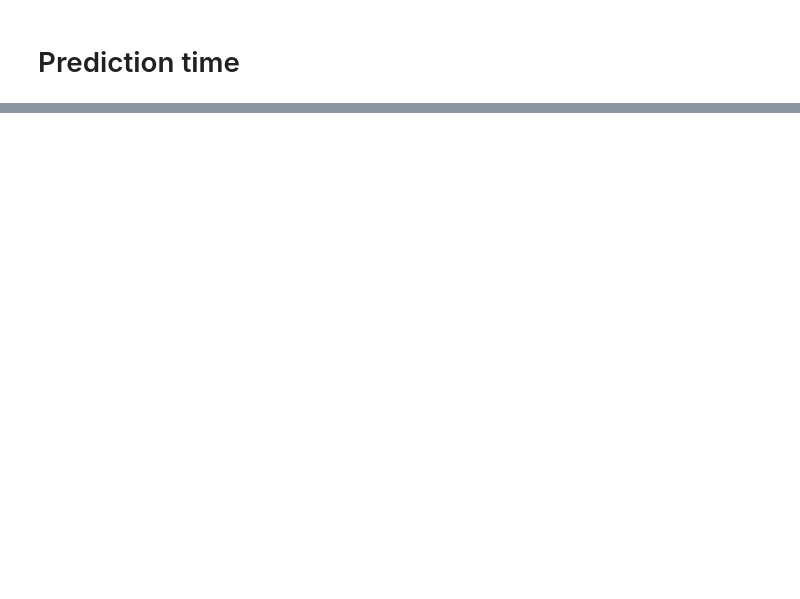
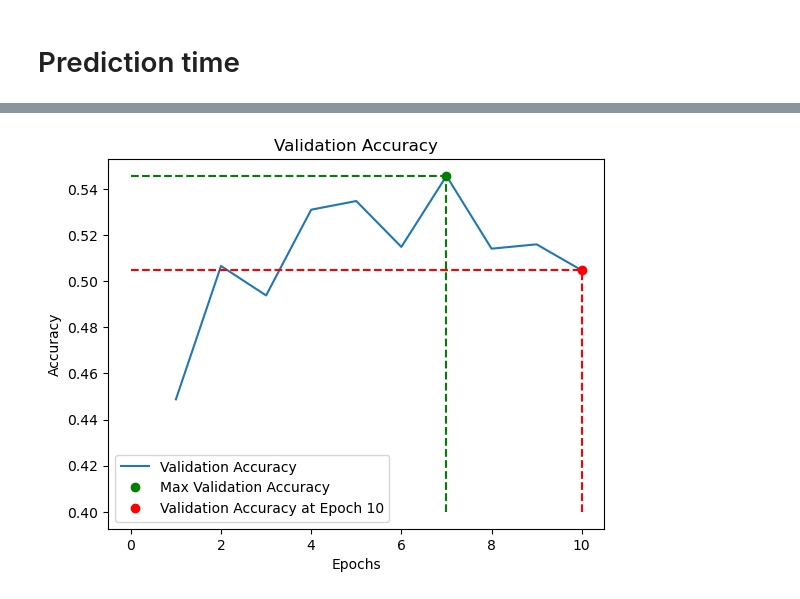
Before and after one commit to TheodoreCouz/Computer_Vision_Project, a Jupyter notebook: Quinten/Classification_model_simplified.ipynb, the cells around one changed output, grey strips where cells are left out. Cells and saved outputs as stored; diff of their text form; code cells hidden in the pictures; blank space fills up the shorter version.

```diff
--- a/Quinten/Classification_model_simplified.ipynb
+++ b/Quinten/Classification_model_simplified.ipynb
@@ -197,3 +247,25 @@ def predict_image(model, image_tensor):
+# %%
+# Make specific plot
+plt.title('Validation Accuracy')
+plt.xlabel('Epochs')
+plt.ylabel('Accuracy')
+plt.plot(epochs, val_accuracies, label='Validation Accuracy')
+# draw a horizontal line from the max accuracy on the plot to the x-axis and y-axis, to show the max accuracy but stop the line at the point where the max accuracy was achieved
+max_accuracy_epoch = val_accuracies.index(max(val_accuracies)) + 1
+plt.plot([max_accuracy_epoch, max_accuracy_epoch], [0.4, max(val_accuracies)], color='g', linestyle='--')
+plt.plot([0, max_accuracy_epoch], [max(val_accuracies), max(val_accuracies)], color='g', linestyle='--')
+# to the same for the value at epoch 10
+plt.plot([10, 10], [0.4, val_accuracies[-1]], color='r', linestyle='--')
+plt.plot([0, 10], [val_accuracies[-1], val_accuracies[-1]], color='r', linestyle='--')
+# also plot a dot at the max accuracy point
+plt.plot(max_accuracy_epoch, max(val_accuracies), 'go', label='Max Validation Accuracy')
+plt.plot(10, val_accuracies[-1], 'ro', label='Validation Accuracy at Epoch 10')
+
+plt.legend()
+plt.savefig('validation_accuracy2.pdf')
+plt.show()
+# %% [output]
+[figure, added]
 # %%
 # 4. Example usage
 model_path = 'models/model_8.pth'  # Path to the saved model
```
Also changed, not shown: parts of 7 cells of this notebook, 14 other files.
